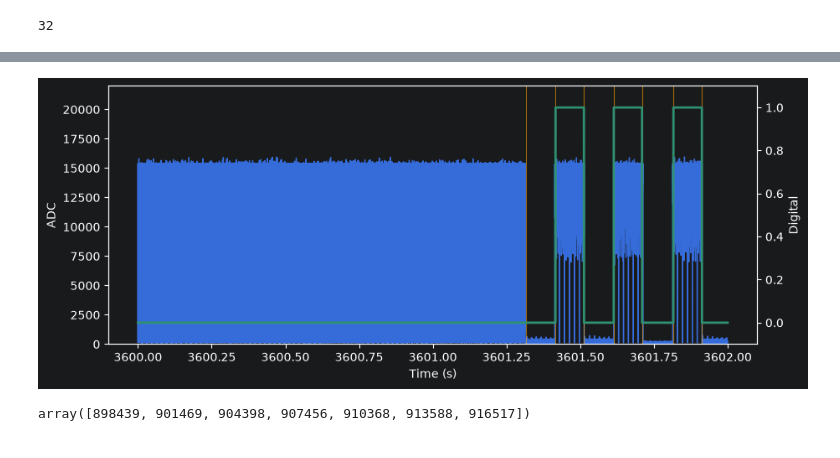
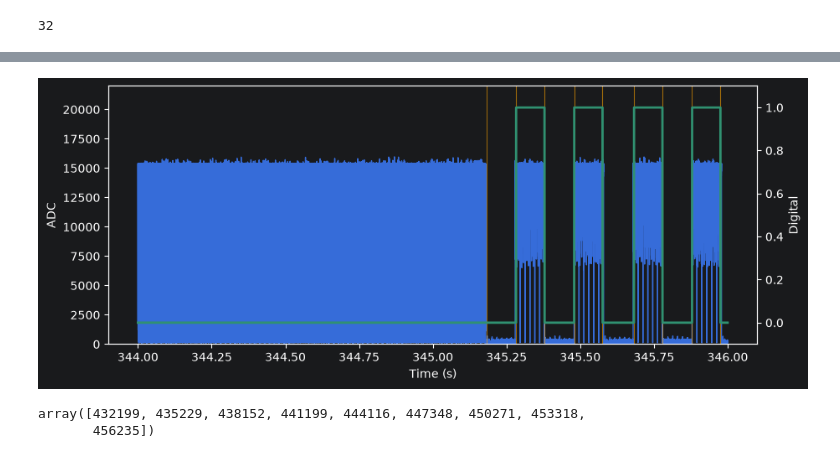
Before and after one commit to KaiCao2003/rfmapping, a Jupyter notebook: matlab.ipynb, the cells around one changed output, grey strips where cells are left out. Saved outputs shown, nothing was run; the diff lists cells and outputs as text; code cells hidden in the pictures.

```diff
--- a/matlab.ipynb
+++ b/matlab.ipynb
@@ -249,21 +249,21 @@ on_list_time saved to /mnt/senzailab/Kai/#Recording/m19/260821/260821_6/data/on_
 # %%
-on_list = on_list_detected
+on_list = on_list_time[:-1]
 # (start, end, frames_between)
 # interp_start, interp_end, frames_between = 1, 2, 13
 
-(saved, stored_data), edited_target = sessionEdit.getSessionInfo(
-    target=on_list
-)
-
-
-if saved:
-    on_list = edited_target
-    print(f"Stored edits applied: {stored_data}")
-else:
-    if deleteFrames:
-        on_list_time = np.delete(on_list_time, deleteFrames,)
-
-    on_list_time = on_list_time[deleteStartIndex:deleteEndIndex]
+# (saved, stored_data), edited_target = sessionEdit.getSessionInfo(
+#     target=on_list
+# )
+#
+#
+# if saved:
+#     on_list = edited_target
+#     print(f"Stored edits applied: {stored_data}")
+# else:
+#     if deleteFrames:
+#         on_list_time = np.delete(on_list_time, deleteFrames,)
+#
+#     on_list_time = on_list_time[deleteStartIndex:deleteEndIndex]
 
 camera_data = load_binary(ADC_datafile, analogue_total_input_channel_number, camera_input_channel)
 
@@ -326,8 +325,8 @@ for index, _ in enumerate(np.diff(on_list_time)):
         print("Too long:")
         print(f"Gap detected at index {index}: {on_list_time[index]} to {on_list_time[index + 1]} (gap: {_})")
 # %%
-start_time, end_time = 3600, 3602
-# start_time, end_time = 1370, 1372
+# start_time, end_time = 973, 978
+start_time, end_time = 344, 346
 
 # start_time, end_time = 55, 58
 
@@ -339,35 +338,36 @@ x = ADC_continuous_time_stamp_data[start_idx:end_idx]
 y1 = photodiode_data[start_idx:end_idx]
 y2 = ADC_DI_data_noGap[start_idx:end_idx]
 edges_list = on_list_time
 
 fig, ax1 = plt.subplots(figsize=(10, 4))
 
 l1 = ax1.plot(x, y1, color='C0', lw=1, label='ADC')
 ax1.set_ylim(0, 22000)
 ax1.set_xlabel("Time (s)")
 ax1.set_ylabel("ADC")
 
 ax2 = ax1.twinx()
 l2 = ax2.plot(x, y2, color='C3', lw=2, label='Digital')
 ax2.set_ylim(-0.1, 1.1)
 ax2.set_ylabel("Digital")
 
 # Add on_list rising/falling edge markers inside this displayed time window.
 # on_list_time is already in the same time base as x.
 left = np.searchsorted(edges_list, x[0], side="left")
 right = np.searchsorted(edges_list, x[-1], side="right")
 visible_edges = edges_list[left:right]
 
 visible_edge_indices = np.searchsorted(ADC_continuous_time_stamp_data, visible_edges)
 
 for t in visible_edges:
     ax1.axvline(t, color="orange", lw=0.8, alpha=0.6)
 plt.show()
 
 visible_edge_indices
 # %% [output]
-[figure, old version]
+[figure, new version]
-array([898439, 901469, 904398, 907456, 910368, 913588, 916517])
+array([432199, 435229, 438152, 441199, 444116, 447348, 450271, 453318,
+       456235])
 # %%
 print(on_list_detected[6163:6169])
 # %%
```
Also changed, not shown: parts of 3 cells of this notebook, 2 other files.
